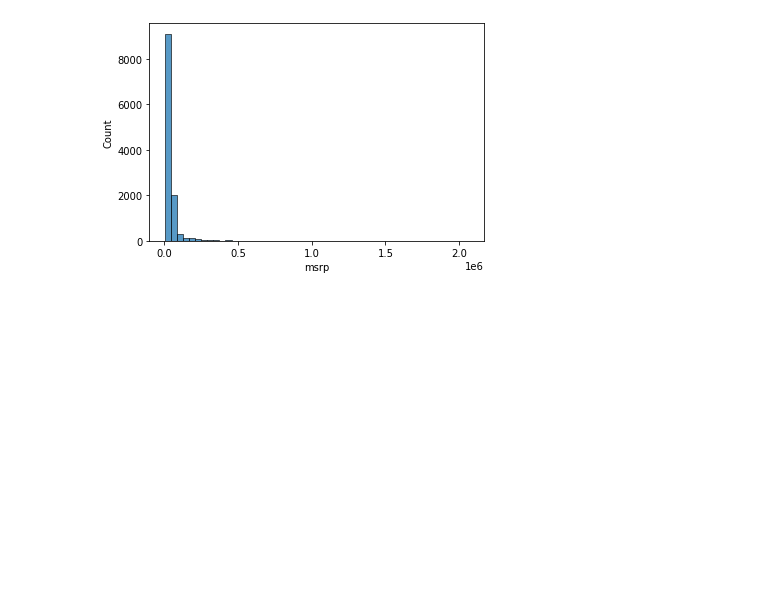
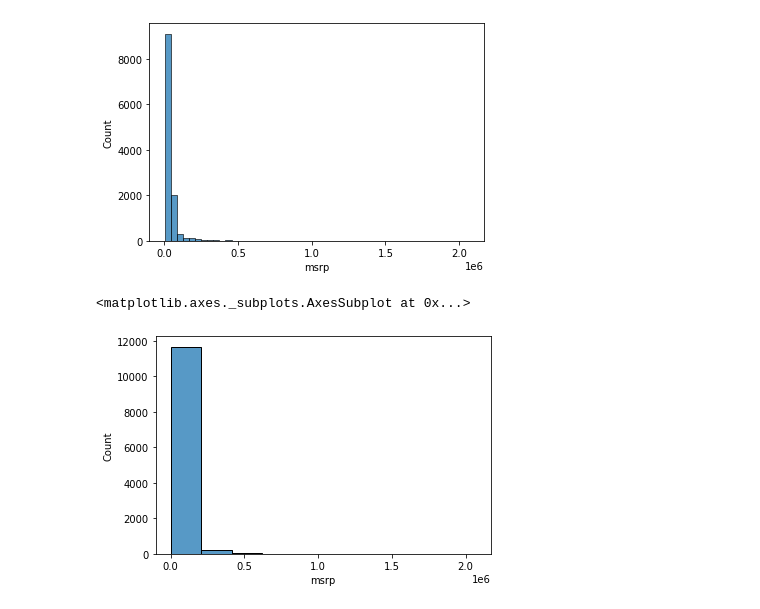
Before and after one commit to carlos-alves-one/ML-Zoomcamp-Week-2, a Jupyter notebook: ML_Zoomcamp_Week_2.ipynb, the cells around one changed output. Saved outputs shown, nothing was run; the diff lists cells and outputs as text; code cells hidden in the pictures; blank space fills up the shorter version.

```diff
--- a/ML_Zoomcamp_Week_2.ipynb
+++ b/ML_Zoomcamp_Week_2.ipynb
@@ -295,3 +297,9 @@ sns.histplot(df.msrp, bins=50)
 # %% [output]
 <matplotlib.axes._subplots.AxesSubplot at 0x...>
 [figure]
+# %%
+# if the bins are less then the bars will be a lot bigger
+sns.histplot(df.msrp, bins=10)
+# %% [output]
+<matplotlib.axes._subplots.AxesSubplot at 0x...>
+[figure, added]
```
Also changed, not shown: parts of 5 cells of this notebook.
